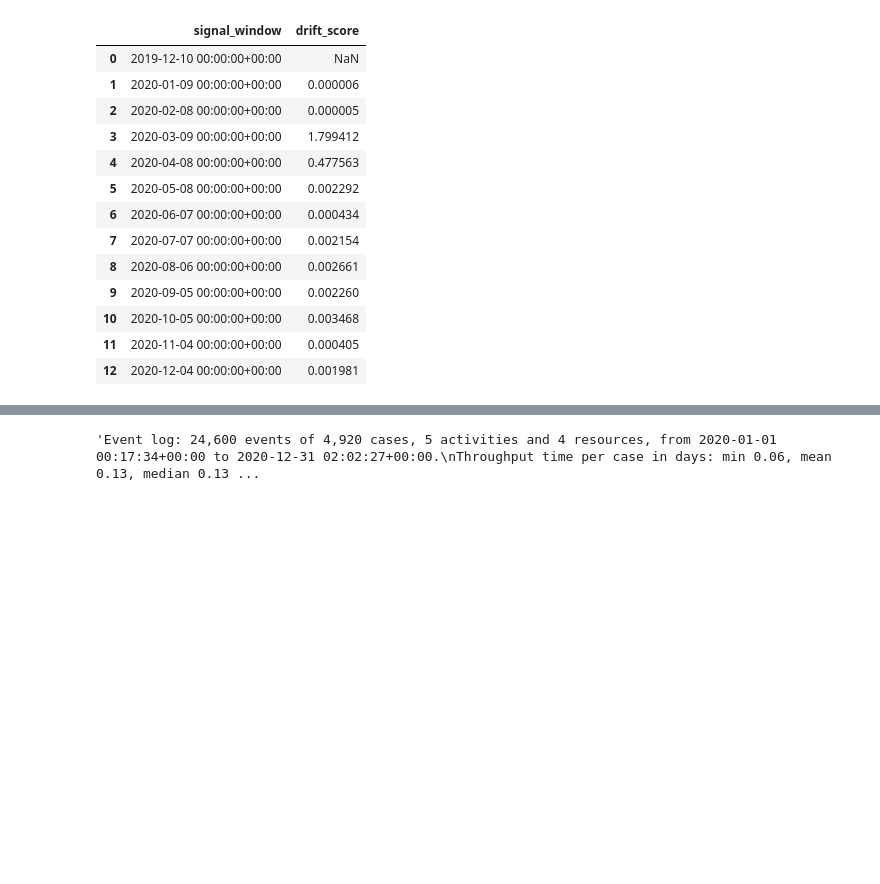
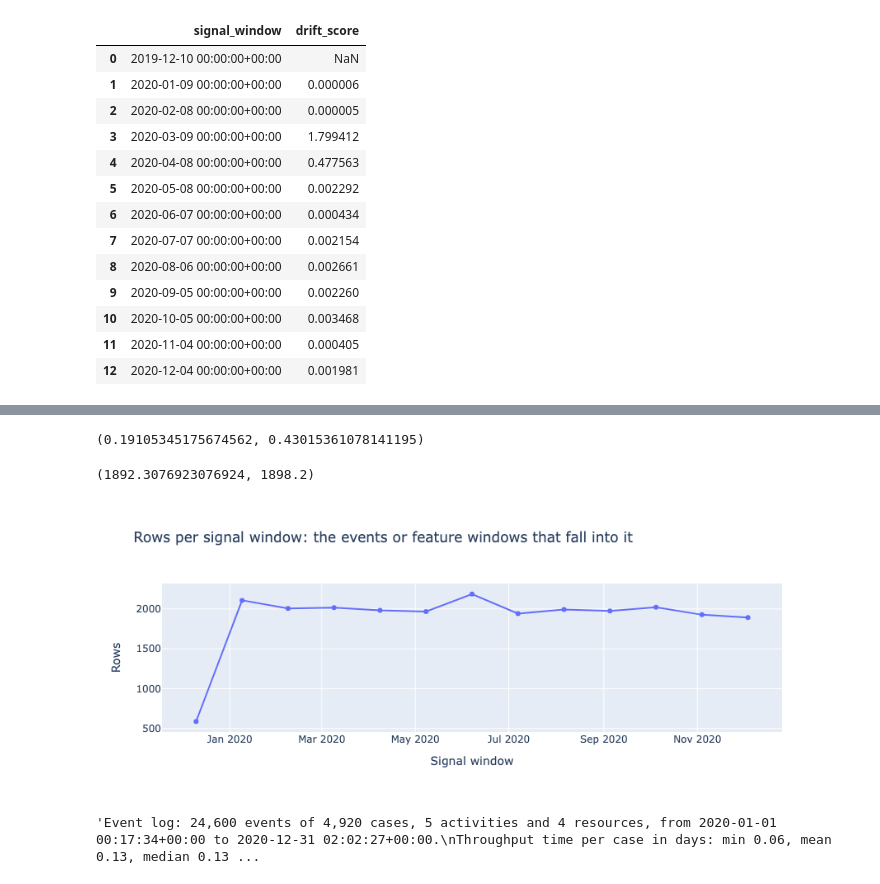
Before and after one commit to boraderen/thesis, a Jupyter notebook: notebooks/kairo_examples/intra_som.ipynb, the cells around one changed output, grey strips where cells are left out. Cells and saved outputs as stored; diff of their text form; code cells hidden in the pictures; blank space fills up the shorter version.

Commit message:
Changes in kairo and dashboard

```diff
--- a/notebooks/kairo_examples/intra_som.ipynb
+++ b/notebooks/kairo_examples/intra_som.ipynb
@@ -321,3 +321,23 @@ drift_signal_plot.show()
+# %%
+# the mean and the 0.9-quantile of the drift scores, the quantile as a first threshold for a drift
+drift_mean = kairo.compute_drift_signal_mean(drift_signal)
+drift_quantile = kairo.compute_drift_signal_quantile(drift_signal, t=0.9)
+drift_mean, drift_quantile
+# %% [output]
+(0.19105345175674562, 0.43015361078141195)
+# %%
+# the events behind every drift score, with their mean and their 0.1-quantile
+signal_window_rows = kairo.compute_signal_window_rows(features_and_clusters, signal_window="30D")
+rows_mean = kairo.compute_signal_window_rows_mean(signal_window_rows)
+rows_quantile = kairo.compute_signal_window_rows_quantile(signal_window_rows, t=0.1)
+rows_mean, rows_quantile
+# %% [output]
+(1892.3076923076924, 1898.2)
+# %%
+signal_window_rows_plot = kairo.plot_signal_window_rows(signal_window_rows)
+signal_window_rows_plot.show()
+# %% [output]
+[figure, added]
 # %%
 abs_log_stats = kairo.abstract_log_stats(stats)
 abs_log_stats
```
Also changed, not shown: parts of 13 cells of this notebook, 22 other files.
